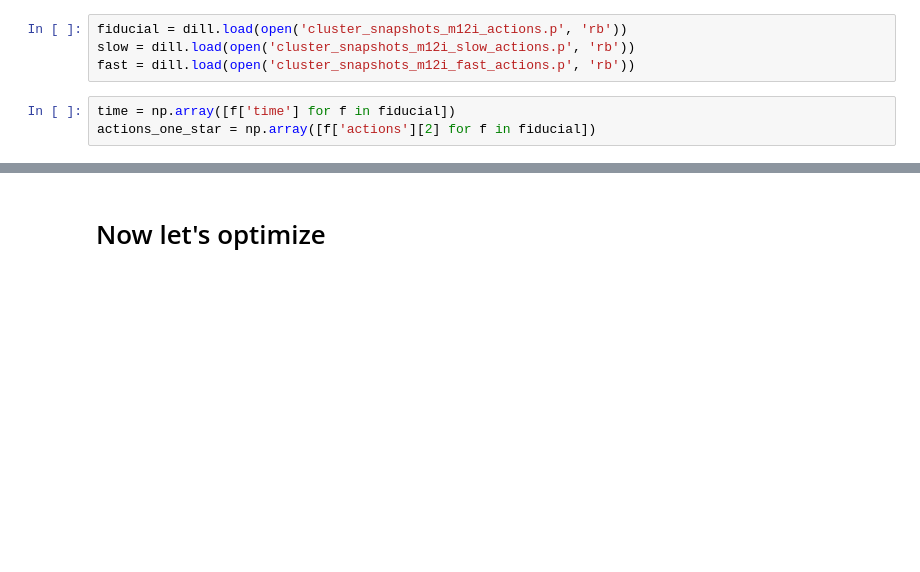
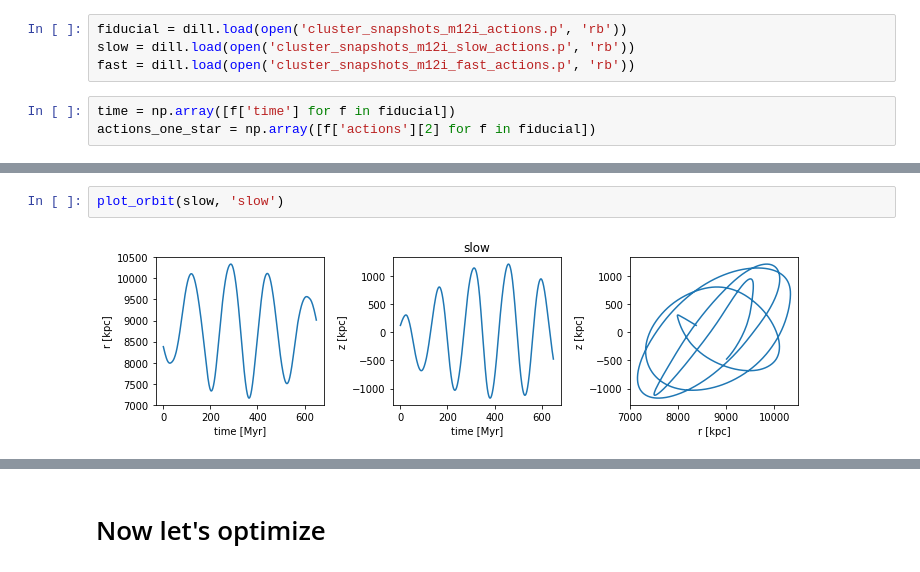
Before and after one commit to gusbeane/actions_systematic, a Jupyter notebook: analysis/first_rotate/actions_scatter_plot.ipynb, the cells around one changed output, grey strips where cells are left out. Saved outputs shown, nothing was run; the diff lists cells and outputs as text; blank space fills up the shorter version.

```diff
--- a/analysis/first_rotate/actions_scatter_plot.ipynb
+++ b/analysis/first_rotate/actions_scatter_plot.ipynb
@@ -38,0 +65,4 @@ make_fig(fast, 'fast')
+# %%
+plot_orbit(slow, 'slow')
+# %% [output]
+[figure, added]
```
Also changed, not shown: parts of 7 cells of this notebook.
